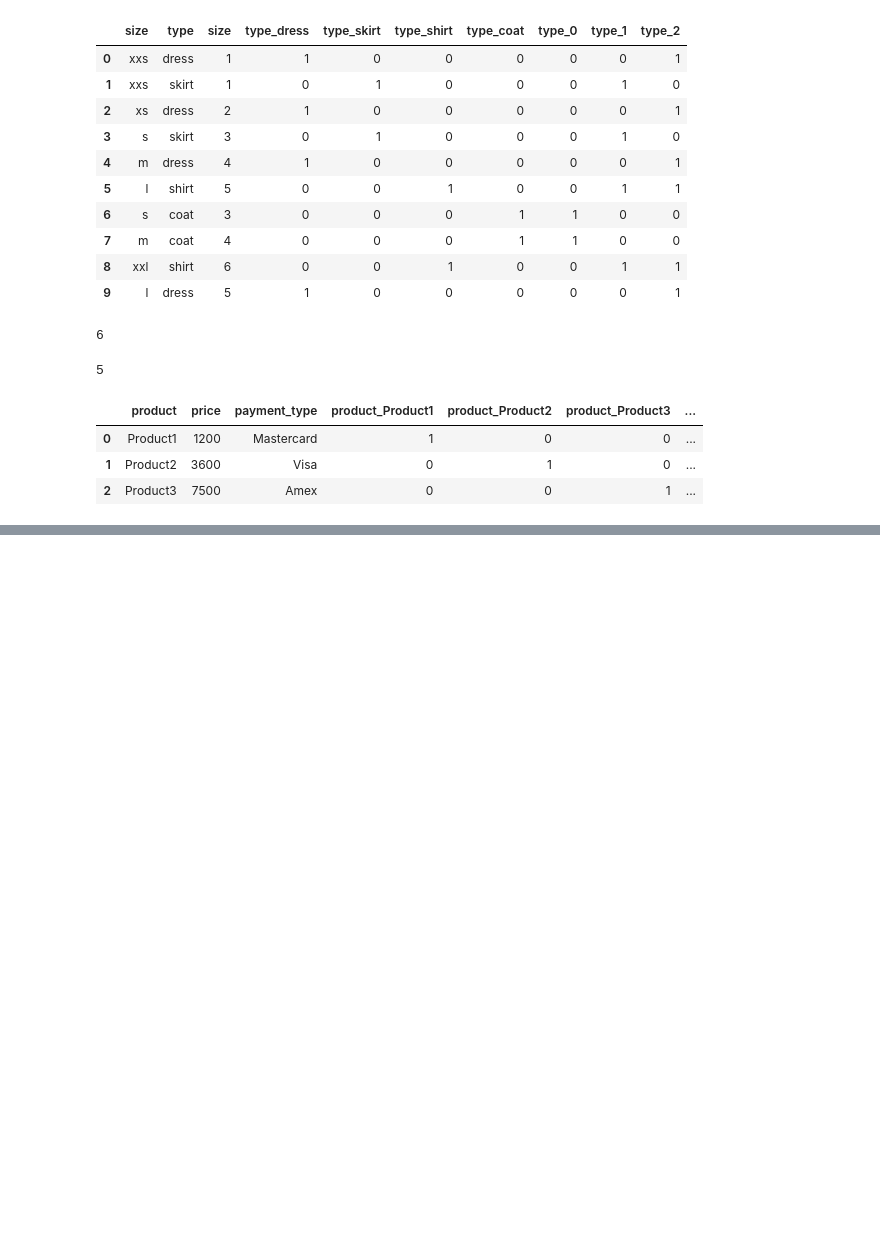
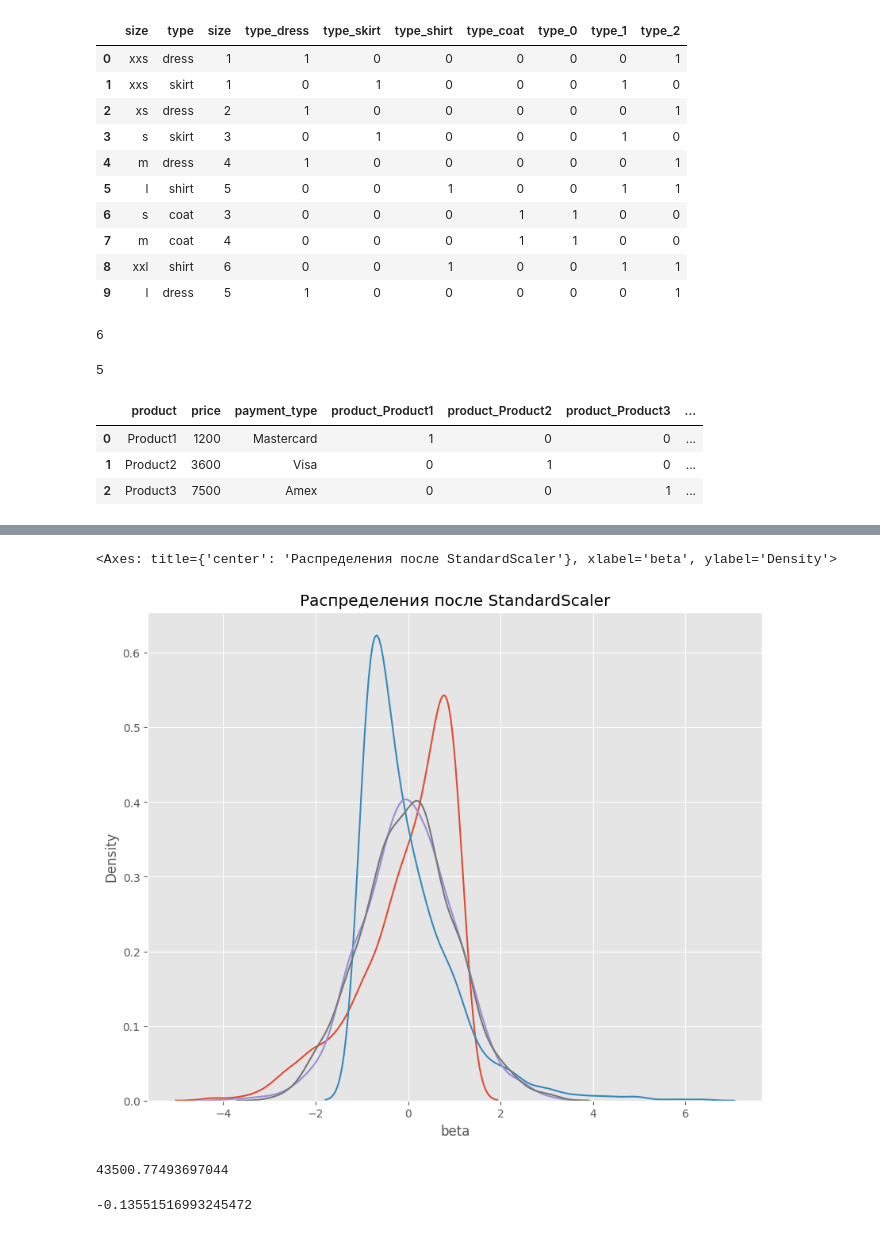
Before and after one commit to eartzhi/lessons, a Jupyter notebook: eda_3/eda_3.ipynb, the cells around one changed output, grey strips where cells are left out. Drawn from its saved outputs; the diff is of its cells as text; code cells hidden in the pictures; blank space fills up the shorter version.

```diff
--- a/eda_3/eda_3.ipynb
+++ b/eda_3/eda_3.ipynb
@@ -504,0 +621,20 @@ df
+# %%
+# инициализируем стандартизатор StandardScaler
+s_scaler = preprocessing.StandardScaler()
+
+# кодируем исходный датасет
+df_s = s_scaler.fit_transform(df)
+
+# Преобразуем промежуточный датасет в полноценный датафрейм для визуализации
+df_s = pd.DataFrame(df_s, columns=col_names)
+
+fig, (ax1) = plt.subplots(ncols=1, figsize=(10, 8))
+ax1.set_title('Распределения после StandardScaler')
+
+sns.kdeplot(df_s['beta'], ax=ax1)
+sns.kdeplot(df_s['exponential'], ax=ax1)
+sns.kdeplot(df_s['normal_p'], ax=ax1)
+sns.kdeplot(df_s['normal_l'], ax=ax1)
+# %% [output]
+<Axes: title={'center': 'Распределения после StandardScaler'}, xlabel='beta', ylabel='Density'>
+[figure, added]
@@ -504,0 +651,19 @@ df
+# %%
+cleared_data_r.sum()
+# %% [output]
+43500.77493697044
+# %%
+# Стандартизируйте исходный признак price.
+
+# В ответе напишите результат выполнения кода data['price'][129968]. Ответ округлите до сотых.
+
+s_scaler = preprocessing.StandardScaler()
+
+# кодируем исходный датасет
+df_s = s_scaler.fit_transform(cleared_data[['price']])
+
+# Преобразуем промежуточный датасет в полноценный датафрейм для визуализации
+cleared_data['price'] = df_s
+cleared_data['price'][129968]
+# %% [output]
+-0.13551516993245472
```
Also changed, not shown: parts of 9 cells of this notebook, 1 other file.
